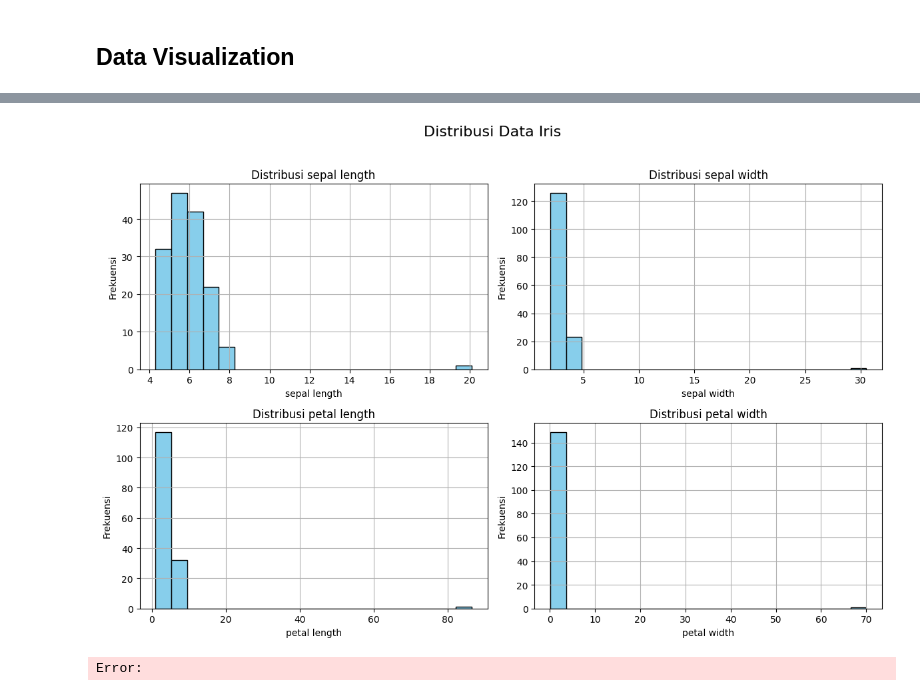
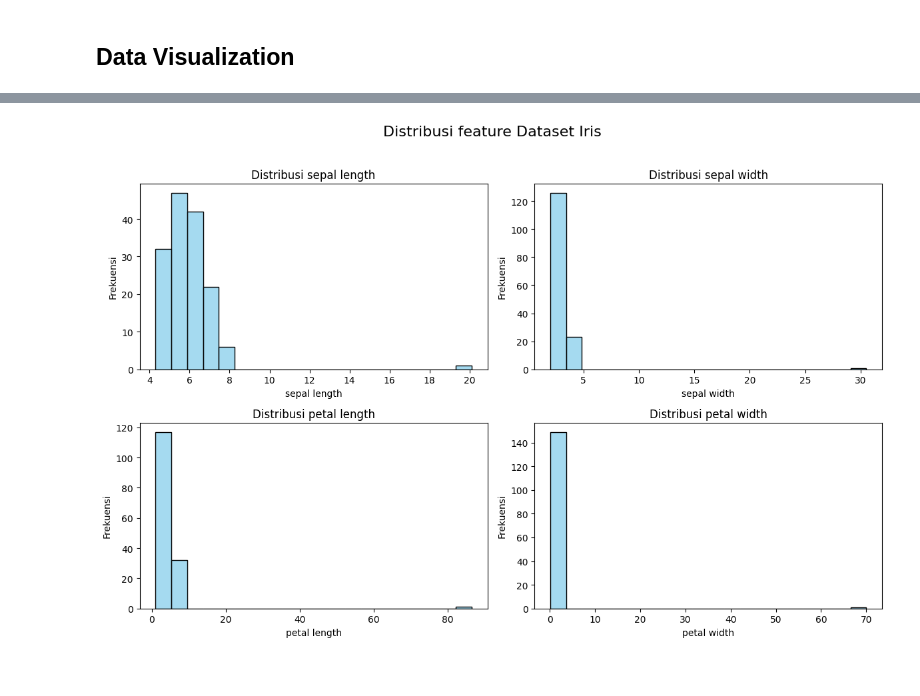
Before and after one commit to rhindottire/Data-Mining, a Jupyter notebook: pendata/Tugas1.ipynb, the cells around one changed output, grey strips where cells are left out. Saved outputs shown, nothing was run; the diff lists cells and outputs as text; code cells hidden in the pictures.

```diff
--- a/pendata/Tugas1.ipynb
+++ b/pendata/Tugas1.ipynb
@@ -341,0 +440,34 @@ mode           5.000        3.000      1.500000        0.200
+# %%
+def detect_outliers_zscore(df, column, threshold=3):
+    z_scores = np.abs((df[column] - df[column].mean()) / df[column].std())
+    outliers = df[z_scores > threshold][column]
+    return outliers
+
+print("Outliers Detection (Z-Score):")
+for col in feature:
+    outliers = detect_outliers_zscore(df_iris, col)
+    print(f"{col}: {len(outliers)} outliers")
+    if len(outliers) > 0:
+        print(outliers)
+
+plt.figure(figsize=(12, 8))
+for idx, col in enumerate(feature):
+    plt.subplot(2, len(feature) // 2, idx + 1)
+    data = df_iris[col]
+    z_scores = np.abs((data - data.mean()) / data.std())
+    plt.scatter(data.index, data.values, color='blue', alpha=0.6, label='Data')
+    outliers = detect_outliers_zscore(df_iris, col)
+    if not outliers.empty:
+        plt.scatter(outliers.index, outliers.values, color='red', s=100, label='Outliers', edgecolor='black')
+    plt.title(f'Scatter Plot of {col} (Z-Score)')
+    plt.xlabel('Index')
+    plt.ylabel('Value')
+    plt.legend()
+    plt.text(0.95, 0.95, f'Outliers: {len(outliers)}',
+             horizontalalignment='right',
+             verticalalignment='top',
+             transform=plt.gca().transAxes,
+             bbox=dict(facecolor='white', alpha=0.8))
+plt.tight_layout()
+plt.savefig("data/tugas1/assets/outliers_detection_(Z-Score).png", dpi=300)
+plt.show()
@@ -346,16 +531,16 @@ mode           5.000        3.000      1.500000        0.200
 # %%
-fitur = ["sepal length", "sepal width", "petal length", "petal width"]
+# Histogram for feature distribution
 fig, axes = plt.subplots(2, 2, figsize=(12, 8))
-fig.suptitle("Distribusi Data Iris", fontsize=16)
+fig.suptitle("Distribusi feature Dataset Iris", fontsize=16)
 
-for ax, col in zip(axes.flat, fitur):
-    df_iris[col].hist(bins=20, ax=ax, color='skyblue', edgecolor='black')
+for ax, col in zip(axes.flat, feature):
+    sns.histplot(df_iris[col], bins=20, ax=ax, color='skyblue', edgecolor='black')
     ax.set_title(f"Distribusi {col}")
     ax.set_xlabel(col)
     ax.set_ylabel("Frekuensi")
 
 plt.tight_layout(rect=[0, 0, 1, 0.96])
+plt.savefig("data/tugas1/assets/iris_histogram.png")
 plt.show()
 # %% [output]
-[figure, old version]
+[figure, new version]
-Error:
```
Also changed, not shown: parts of 48 cells of this notebook, 16 other files.
